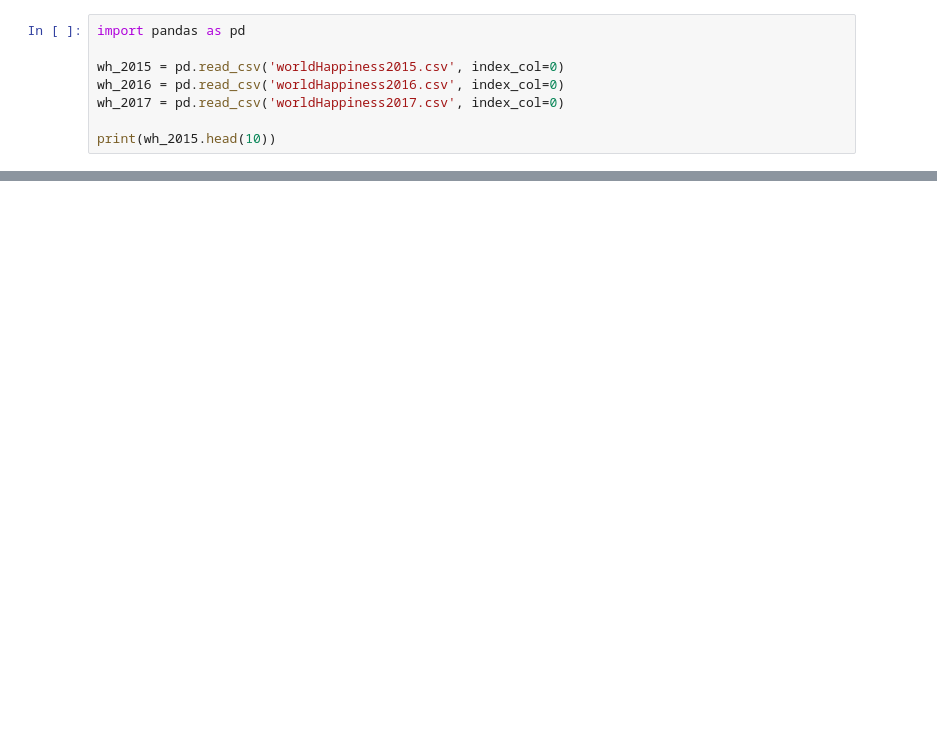
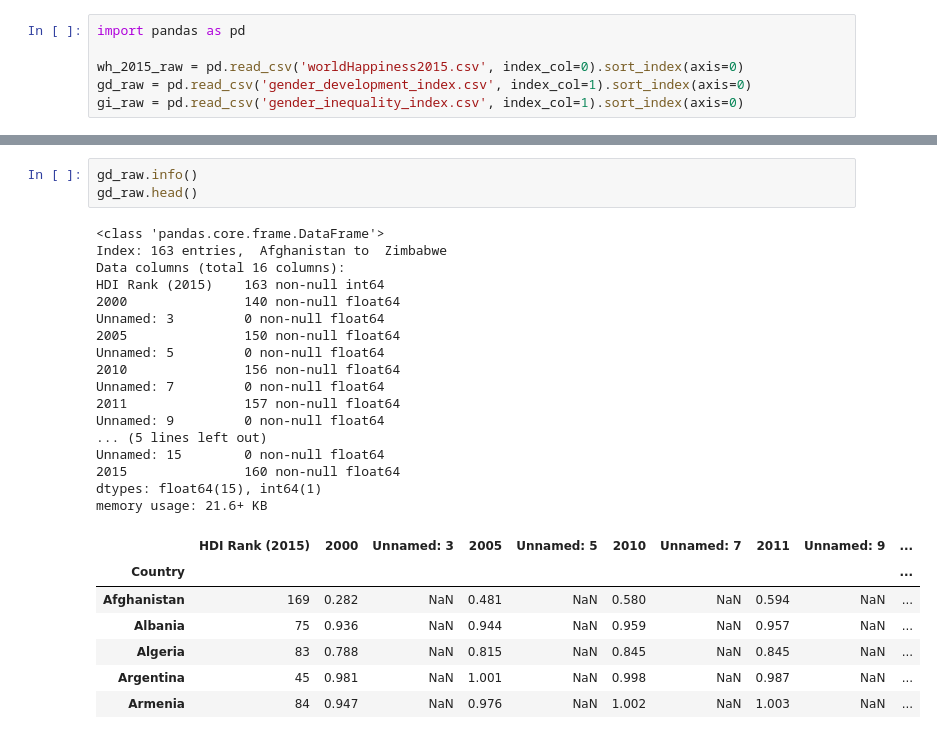
Before and after one commit to nina-driver/Springboard-Capstone-Project-1, a Jupyter notebook: Data Wrangling.ipynb, the cells around one changed output, grey strips where cells are left out. Drawn from its saved outputs; the diff is of its cells as text; blank space fills up the shorter version.

```diff
--- a/Data Wrangling.ipynb
+++ b/Data Wrangling.ipynb
@@ -1,8 +1,6 @@
 # %%
 import pandas as pd
 
-wh_2015 = pd.read_csv('worldHappiness2015.csv', index_col=0)
-wh_2016 = pd.read_csv('worldHappiness2016.csv', index_col=0)
-wh_2017 = pd.read_csv('worldHappiness2017.csv', index_col=0)
-
-print(wh_2015.head(10))
+wh_2015_raw = pd.read_csv('worldHappiness2015.csv', index_col=0).sort_index(axis=0)
+gd_raw = pd.read_csv('gender_development_index.csv', index_col=1).sort_index(axis=0)
+gi_raw = pd.read_csv('gender_inequality_index.csv', index_col=1).sort_index(axis=0)
@@ -26,0 +52,28 @@ Australia       0.43562            2.26646
+# %%
+gd_raw.info()
+gd_raw.head()
+# %% [output]
+<class 'pandas.core.frame.DataFrame'>
+Index: 163 entries,  Afghanistan to  Zimbabwe
+Data columns (total 16 columns):
+HDI Rank (2015)    163 non-null int64
+2000               140 non-null float64
+Unnamed: 3         0 non-null float64
+2005               150 non-null float64
+Unnamed: 5         0 non-null float64
+2010               156 non-null float64
+Unnamed: 7         0 non-null float64
+2011               157 non-null float64
+Unnamed: 9         0 non-null float64
+... (5 lines left out)
+Unnamed: 15        0 non-null float64
+2015               160 non-null float64
+dtypes: float64(15), int64(1)
+memory usage: 21.6+ KB
+|  | HDI Rank (2015) | 2000 | Unnamed: 3 | 2005 | Unnamed: 5 | 2010 | Unnamed: 7 | 2011 | Unnamed: 9 | ... |
+| Country |  |  |  |  |  |  |  |  |  | ... |
+| Afghanistan | 169 | 0.282 | NaN | 0.481 | NaN | 0.580 | NaN | 0.594 | NaN | ... |
+| Albania | 75 | 0.936 | NaN | 0.944 | NaN | 0.959 | NaN | 0.957 | NaN | ... |
+| Algeria | 83 | 0.788 | NaN | 0.815 | NaN | 0.845 | NaN | 0.845 | NaN | ... |
+| Argentina | 45 | 0.981 | NaN | 1.001 | NaN | 0.998 | NaN | 0.987 | NaN | ... |
+| Armenia | 84 | 0.947 | NaN | 0.976 | NaN | 1.002 | NaN | 1.003 | NaN | ... |
```
Also changed, not shown: parts of 9 cells of this notebook.
